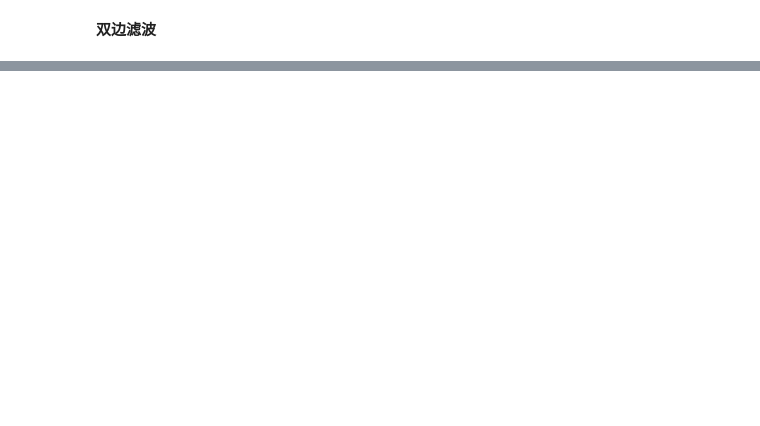
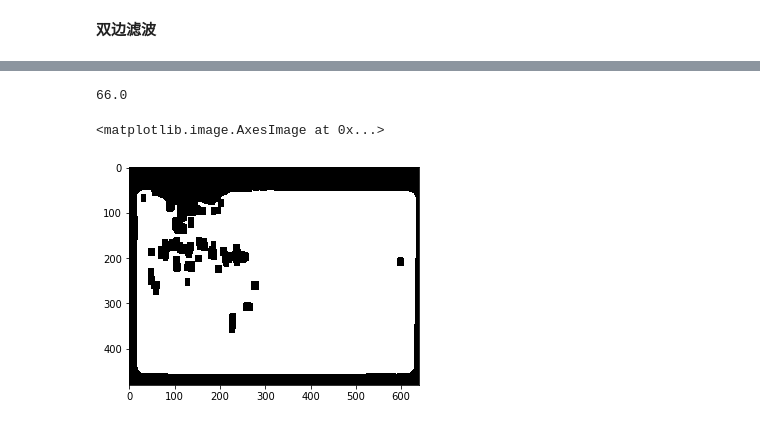
Before and after one commit to 1124418652/PCB_detection, a Jupyter notebook: python_algrithom/theroy.ipynb, the cells around one changed output, grey strips where cells are left out. Saved outputs shown, nothing was run; the diff lists cells and outputs as text; code cells hidden in the pictures; blank space fills up the shorter version.

```diff
--- a/python_algrithom/theroy.ipynb
+++ b/python_algrithom/theroy.ipynb
@@ -76 +76,16 @@ plt.imshow(bilater_image, cmap='gray')
+# %%
+thresh, thresh_image = cv2.threshold(bilater_image, 0, 1, cv2.THRESH_OTSU)
+
+# thresh_image = cv2.adaptiveThreshold(bilater_image, 255, \
+#                                              cv2.ADAPTIVE_THRESH_GAUSSIAN_C,
+#                                              cv2.THRESH_BINARY, 15, 0)
+width, height = thresh_image.shape[:2]
+kernel = np.ones((int(height/40), int(width/40)))
+thresh_image = cv2.morphologyEx(thresh_image, cv2.MORPH_CLOSE, kernel)
+print(thresh)
+plt.imshow(thresh_image, cmap='gray')
+# %% [output]
+66.0
+<matplotlib.image.AxesImage at 0x...>
+[figure, added]
 # %%
```
Also changed, not shown: parts of 29 cells of this notebook.
